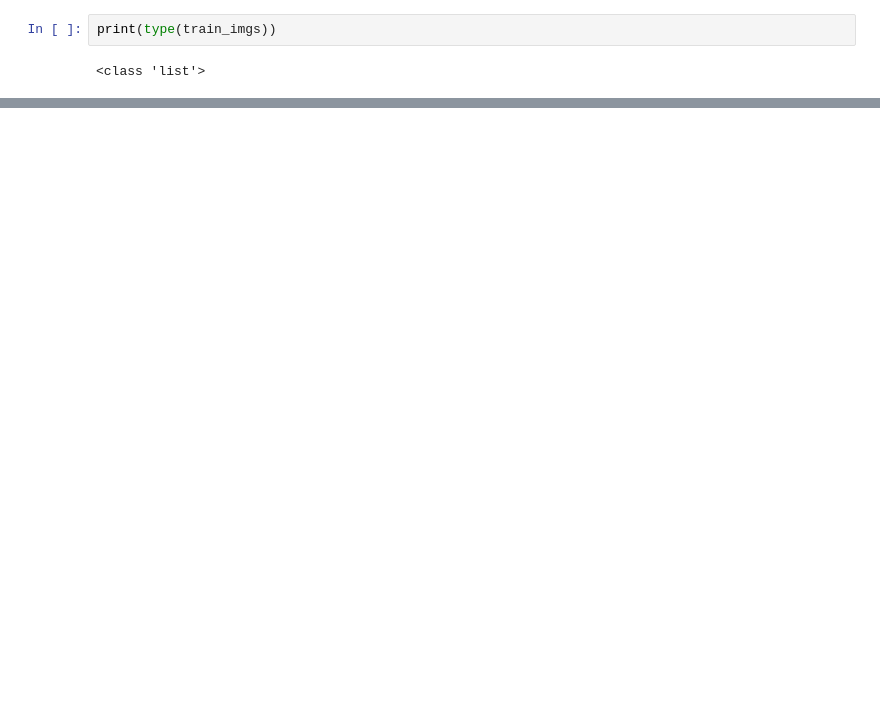
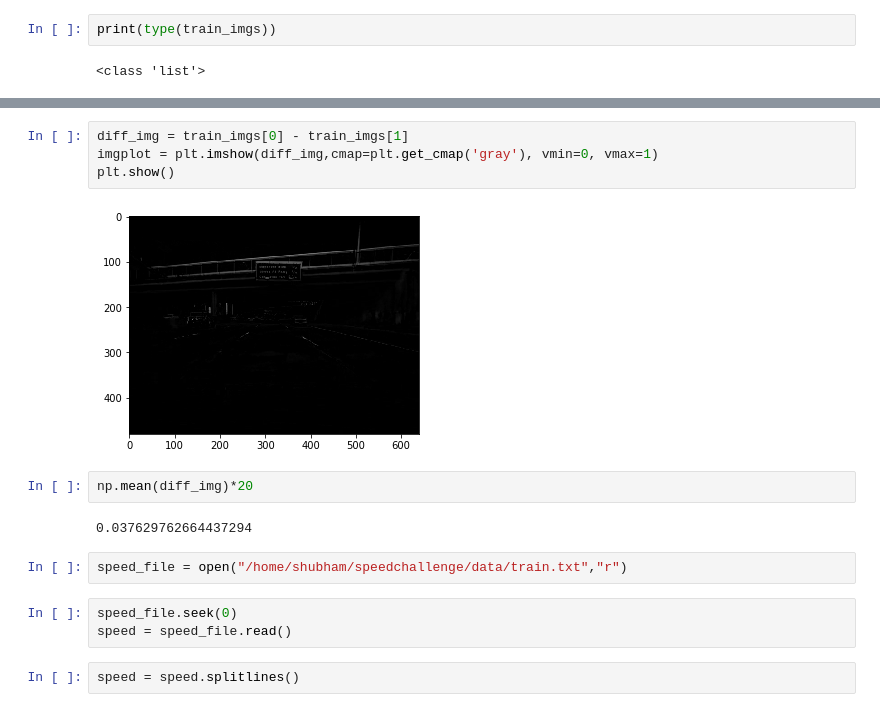
Before and after one commit to Shubham-Sahoo/speedchallenge, a Jupyter notebook: Untitled.ipynb, the cells around one changed output, grey strips where cells are left out. Drawn from its saved outputs; the diff is of its cells as text; blank space fills up the shorter version.

Commit message:
Speed extracted

```diff
--- a/Untitled.ipynb
+++ b/Untitled.ipynb
@@ -75,0 +81,17 @@ plt.show()
+# %%
+diff_img = train_imgs[0] - train_imgs[1]
+imgplot = plt.imshow(diff_img,cmap=plt.get_cmap('gray'), vmin=0, vmax=1)
+plt.show()
+# %% [output]
+[figure, added]
+# %%
+np.mean(diff_img)*20
+# %% [output]
+0.037629762664437294
+# %%
+speed_file = open("/home/shubham/speedchallenge/data/train.txt","r")
+# %%
+speed_file.seek(0)
+speed = speed_file.read()
+# %%
+speed = speed.splitlines()
```
Also changed, not shown: parts of 6 cells of this notebook.
